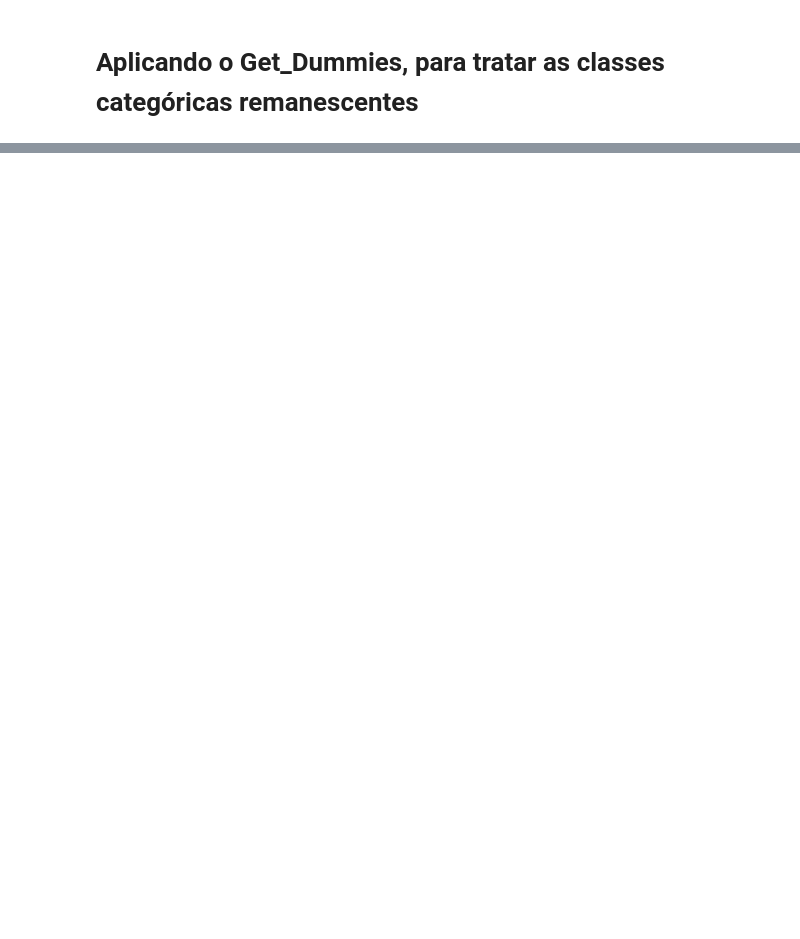
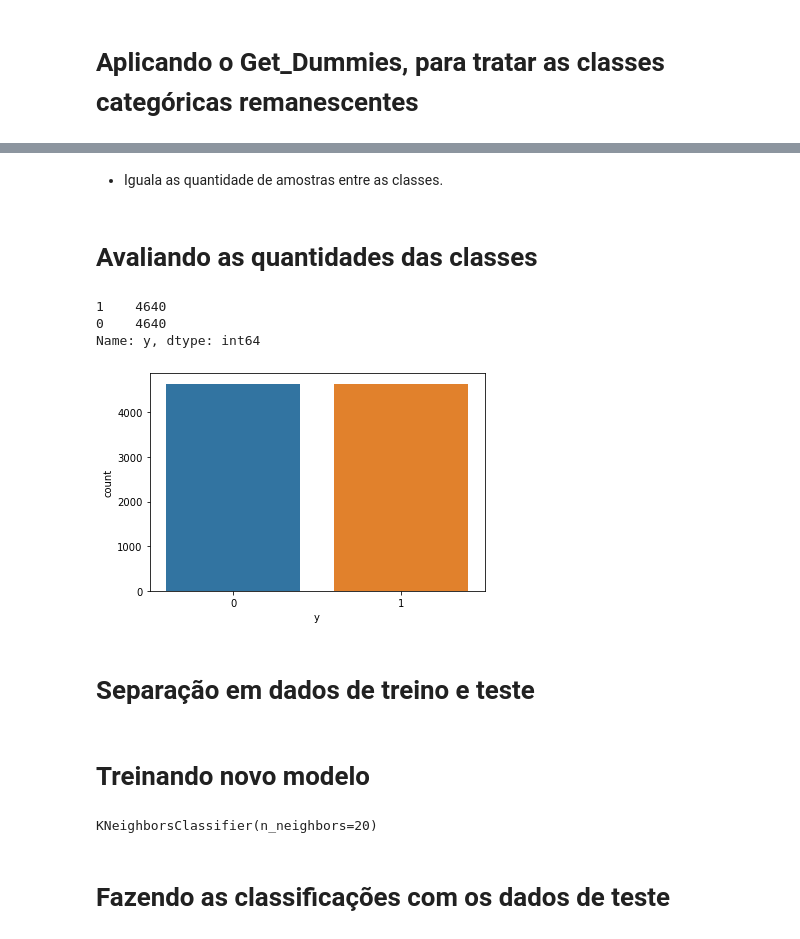
Before and after one commit to vinicius-mattoso/Bank_Project, a Jupyter notebook: Bank_Project_v2.ipynb, the cells around one changed output, grey strips where cells are left out. Cells and saved outputs as stored; diff of their text form; code cells hidden in the pictures; blank space fills up the shorter version.

Commit message:
Update Bank_Project_v2.ipynb
Aplicação de Técnica do Under e Over Sampling para a base desbalanceada

```diff
--- a/Bank_Project_v2.ipynb
+++ b/Bank_Project_v2.ipynb
@@ -257,2 +275,5 @@ dtype: int64
 # %% [markdown]
 # Aplicando o Get_Dummies, para tratar as classes categóricas remanescentes
+# %%
+dataset = pd.get_dummies(dataset)
+dataset.head()
@@ -258,0 +380,2 @@ dtype: int64
+# %% [markdown]
+*   Iguala as quantidade de amostras entre as classes.
@@ -258,0 +385,17 @@ dtype: int64
+# %%
+# instanciando o método
+nr = NearMiss()
+# %%
+X_under, y_under = nr.fit_sample(dataset.drop('y',axis=1),dataset['y'])
+# %% [markdown]
+# Avaliando as quantidades das classes
+# %%
+print(y_under.value_counts())
+ax = sns.countplot(x=y_under)
+# %% [output]
+1    4640
+0    4640
+Name: y, dtype: int64
+[figure, added]
+# %% [markdown]
+# Separação em dados de treino e teste
@@ -258,0 +404,8 @@ dtype: int64
+# %% [markdown]
+# Treinando novo modelo
+# %%
+knn.fit(X_train_under,y_train_under)
+# %% [output]
+KNeighborsClassifier(n_neighbors=20)
+# %% [markdown]
+# Fazendo as classificações com os dados de teste
```
Also changed, not shown: parts of 62 cells of this notebook.
